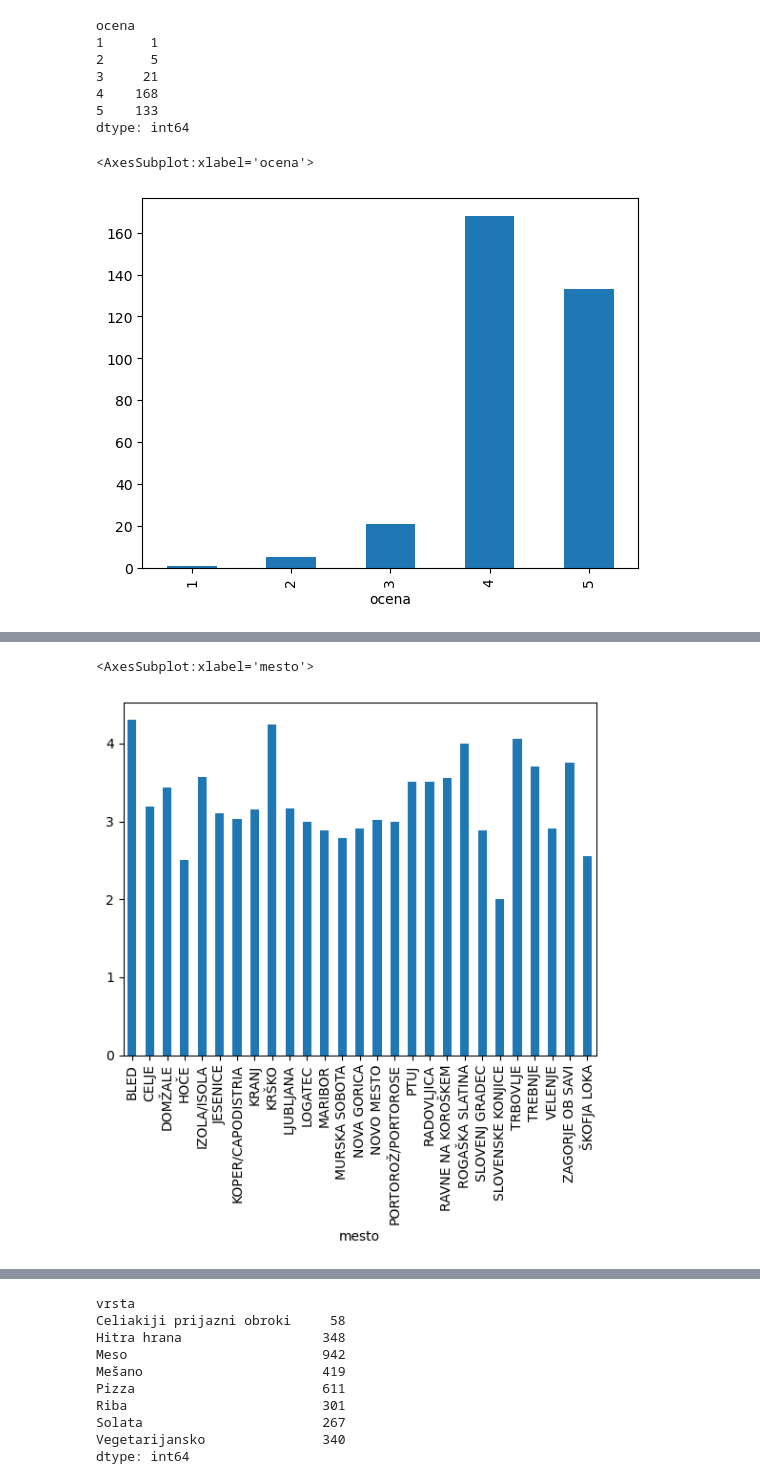
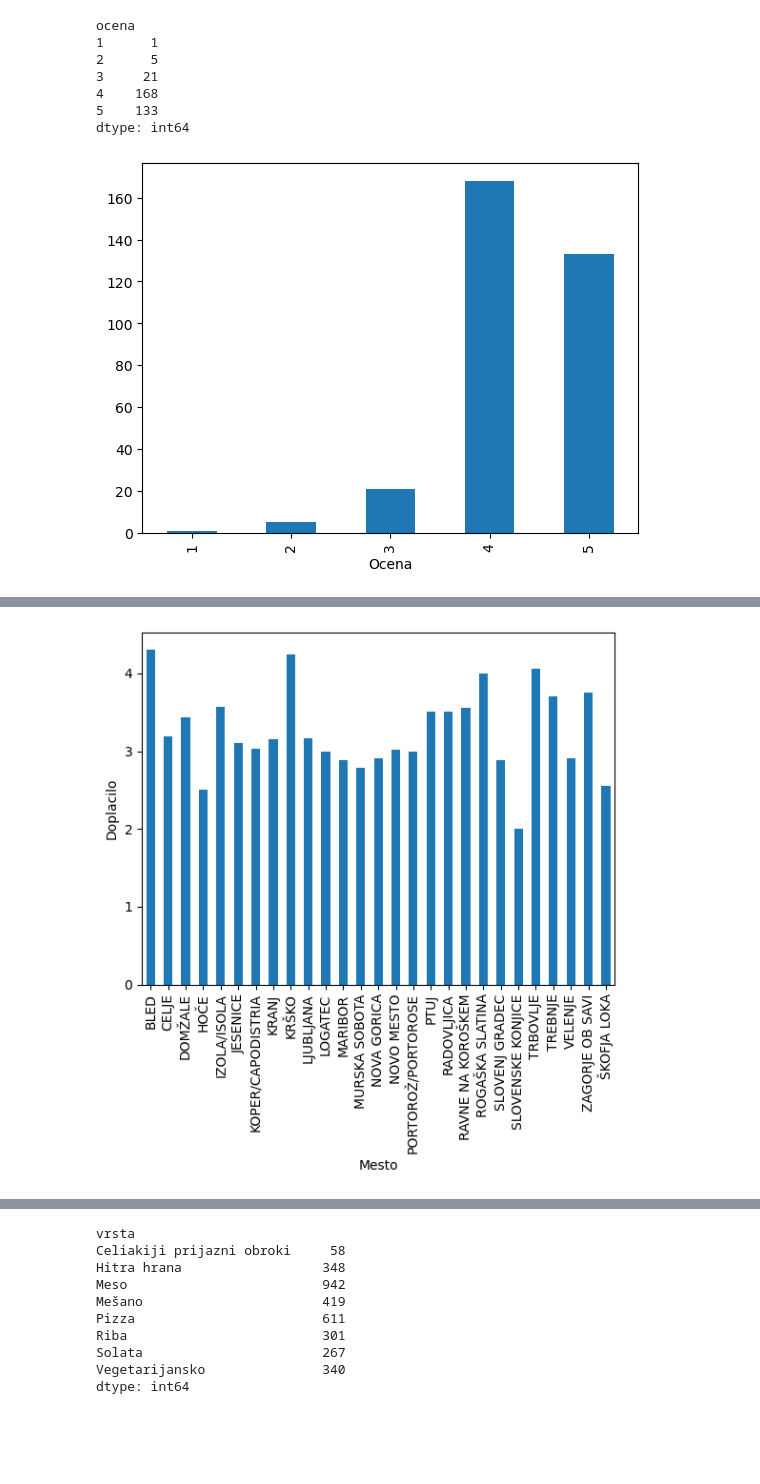
Before and after one commit to Valerij15/Studentska-prehrana, a Jupyter notebook: analiza.ipynb, the cells around one changed output, grey strips where cells are left out. Drawn from its saved outputs; the diff is of its cells as text; code cells hidden in the pictures; blank space fills up the shorter version.

```diff
--- a/analiza.ipynb
+++ b/analiza.ipynb
@@ -99,8 +99,9 @@ ocena
 dtype: int64
 # %%
 lokali_in_ocene.groupby('ocena').size().plot.bar()
+plt.xlabel("Ocena")
+plt.show()
 # %% [output]
-<AxesSubplot:xlabel='ocena'>
 [figure]
 # %%
 lokali_in_ocene.groupby('mesto')['ocena'].mean().sort_values(ascending=False)
@@ -144,8 +145,10 @@ SLOVENSKE KONJICE     2.000000
 Name: doplacilo, dtype: float64
 # %%
 lokali_in_ocene.groupby('mesto')['doplacilo'].mean().plot(kind="bar")
+plt.xlabel("Mesto")
+plt.ylabel("Doplacilo")
+plt.show()
 # %% [output]
-<AxesSubplot:xlabel='mesto'>
-[figure, old version]
+[figure, new version]
 # %%
 lokali_in_ocene.groupby('doplacilo')['ocena'].mean().plot()
```
Also changed, not shown: parts of 4 cells of this notebook, 3 other files.
